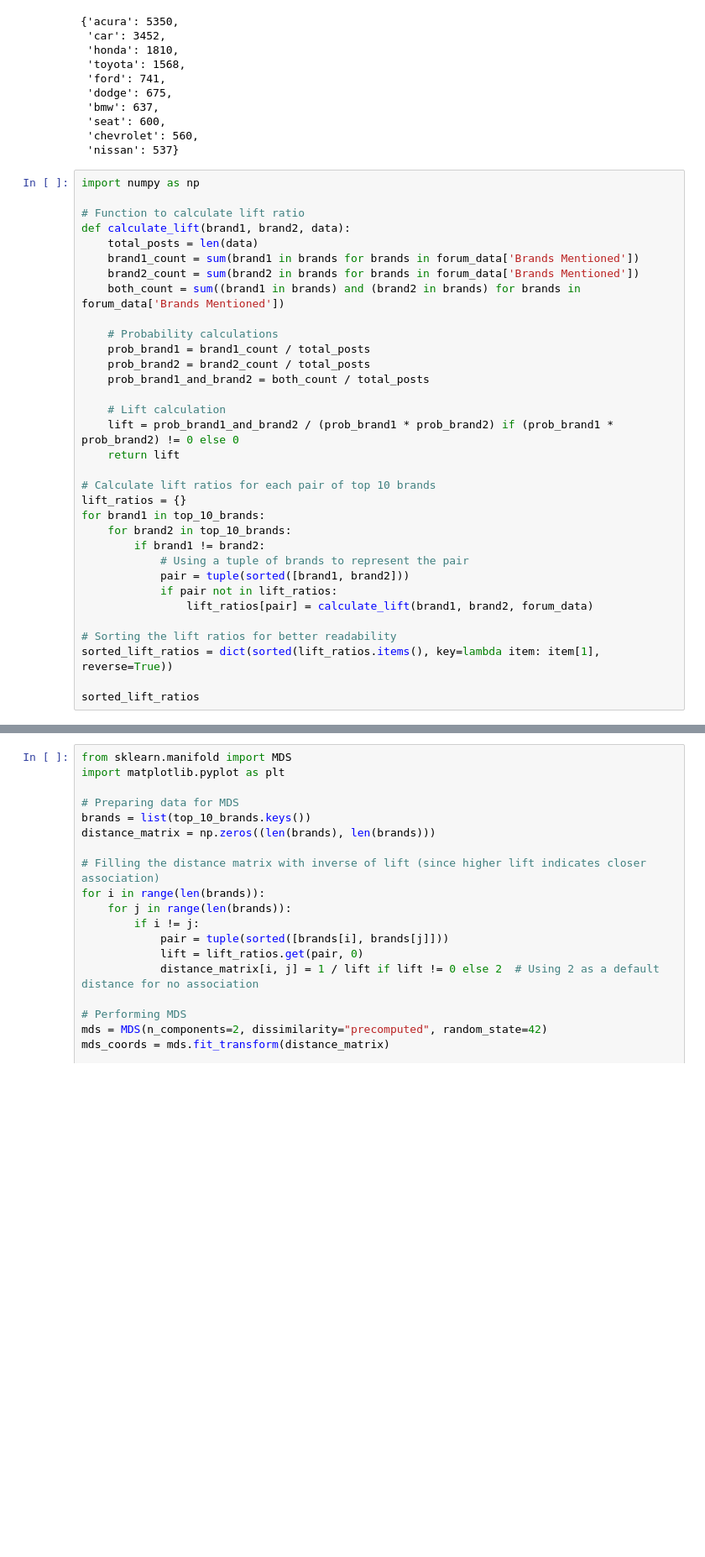
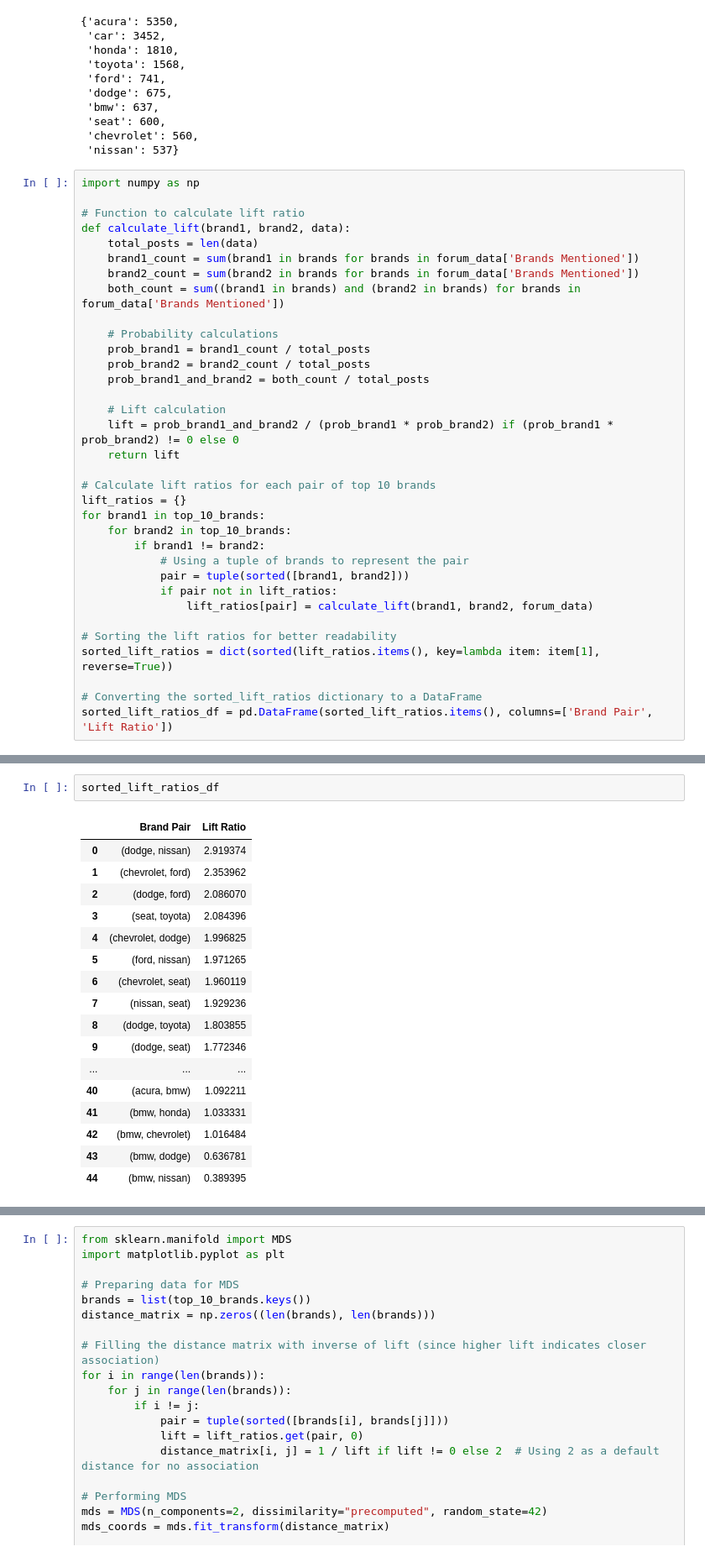
Before and after one commit to cw0033/Text-Analysis, a Jupyter notebook: Group Assignment_Data_Preprocessing.ipynb, the cells around one changed output, grey strips where cells are left out. Shown: that part at 84% size. Saved outputs shown, nothing was run; the diff lists cells and outputs as text; blank space fills up the shorter version.

```diff
--- a/Group Assignment_Data_Preprocessing.ipynb
+++ b/Group Assignment_Data_Preprocessing.ipynb
@@ -279,5 +285,6 @@ for brand1 in top_10_brands:
 # Sorting the lift ratios for better readability
 sorted_lift_ratios = dict(sorted(lift_ratios.items(), key=lambda item: item[1], reverse=True))
 
-sorted_lift_ratios
+# Converting the sorted_lift_ratios dictionary to a DataFrame
+sorted_lift_ratios_df = pd.DataFrame(sorted_lift_ratios.items(), columns=['Brand Pair', 'Lift Ratio'])
 # %% [output]
@@ -300,0 +299,20 @@ sorted_lift_ratios
+# %%
+sorted_lift_ratios_df
+# %% [output]
+|  | Brand Pair | Lift Ratio |
+| 0 | (dodge, nissan) | 2.919374 |
+| 1 | (chevrolet, ford) | 2.353962 |
+| 2 | (dodge, ford) | 2.086070 |
+| 3 | (seat, toyota) | 2.084396 |
+| 4 | (chevrolet, dodge) | 1.996825 |
+| 5 | (ford, nissan) | 1.971265 |
+| 6 | (chevrolet, seat) | 1.960119 |
+| 7 | (nissan, seat) | 1.929236 |
+| 8 | (dodge, toyota) | 1.803855 |
+| 9 | (dodge, seat) | 1.772346 |
+| ... | ... | ... |
+| 40 | (acura, bmw) | 1.092211 |
+| 41 | (bmw, honda) | 1.033331 |
+| 42 | (bmw, chevrolet) | 1.016484 |
+| 43 | (bmw, dodge) | 0.636781 |
+| 44 | (bmw, nissan) | 0.389395 |
```
Also changed, not shown: parts of 12 cells of this notebook.
